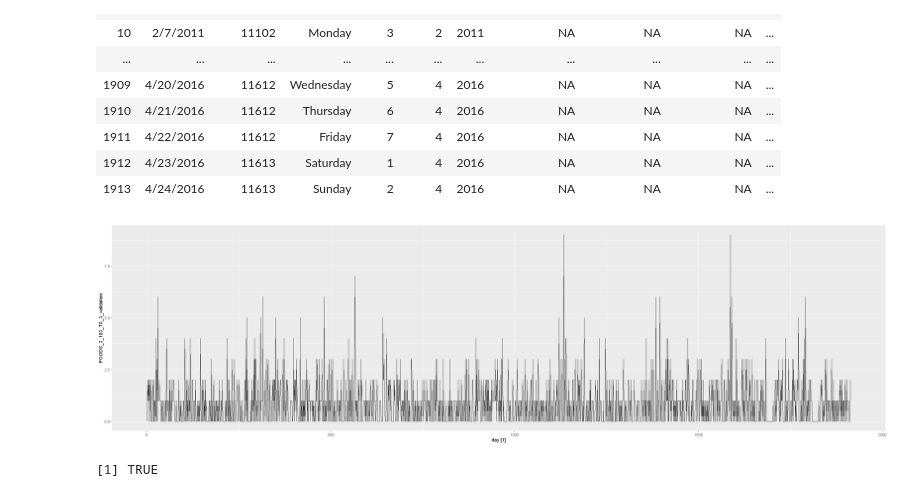
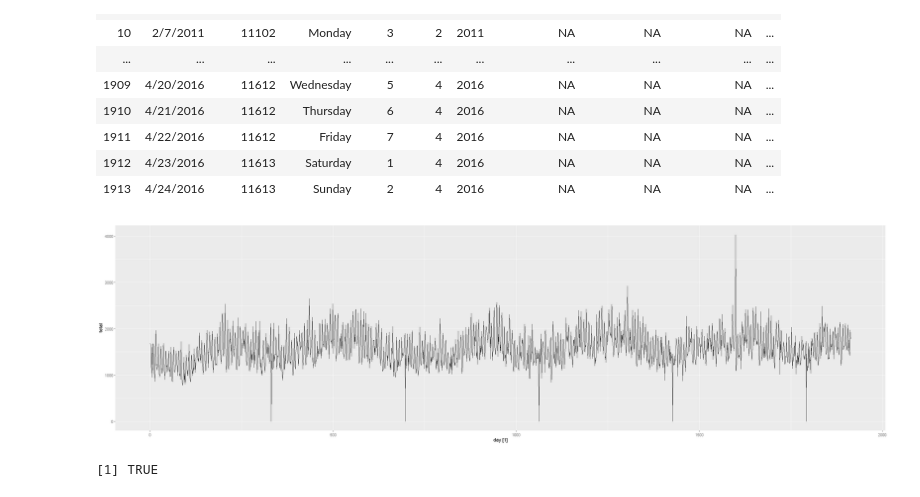
Before and after one commit to aahepburn/Sales-Forecasting, a Jupyter notebook: Scratchpad_Greg.ipynb, the cells around one changed output. Saved outputs shown, nothing was run; the diff lists cells and outputs as text; code cells hidden in the pictures.

```diff
--- a/Scratchpad_Greg.ipynb
+++ b/Scratchpad_Greg.ipynb
@@ -75,9 +57,9 @@ A tbl_ts: 1913 × 837
 # %%
 # Overall Food sales, informative. See cyclic behavior
 
-calendar_sales %>% autoplot(FOODS_3_103_TX_3_validation)
+calendar_sales %>% autoplot(total)
 # %% [output]
-[figure, old version]
+[figure, new version]
 # %%
 is_regular(calendar_sales)
 # %% [output]
```
Also changed, not shown: parts of 15 cells of this notebook.
